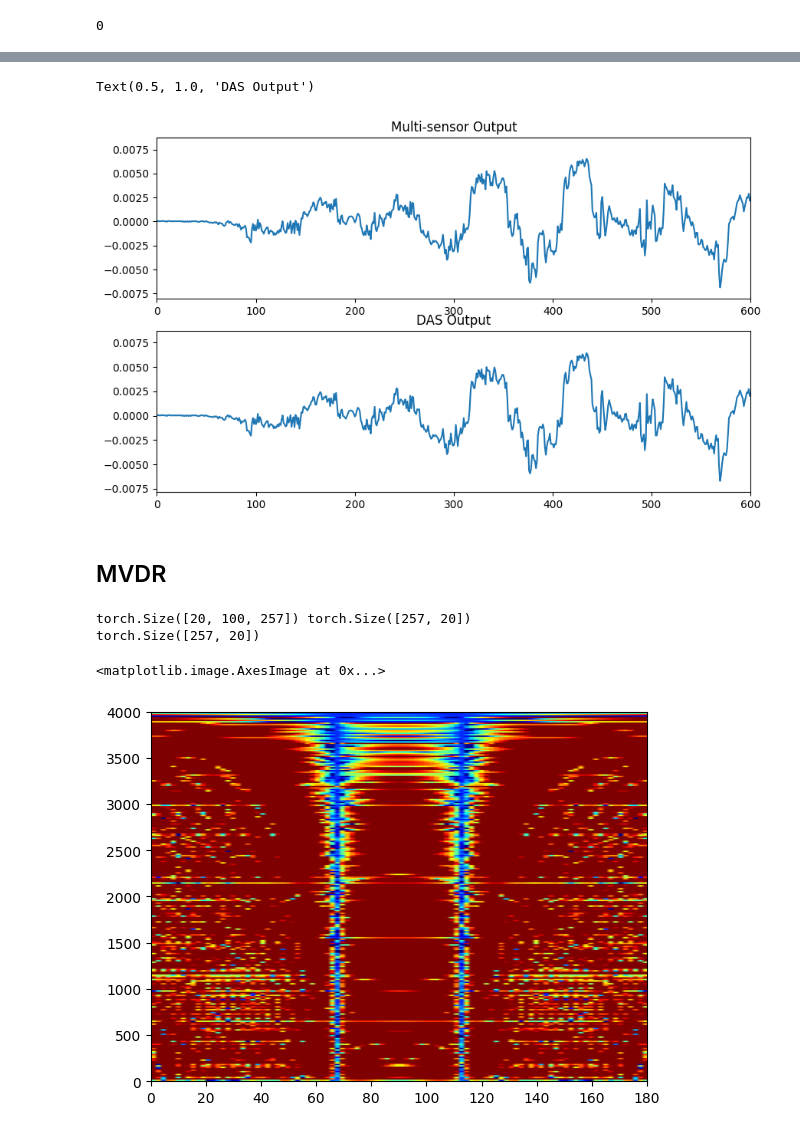
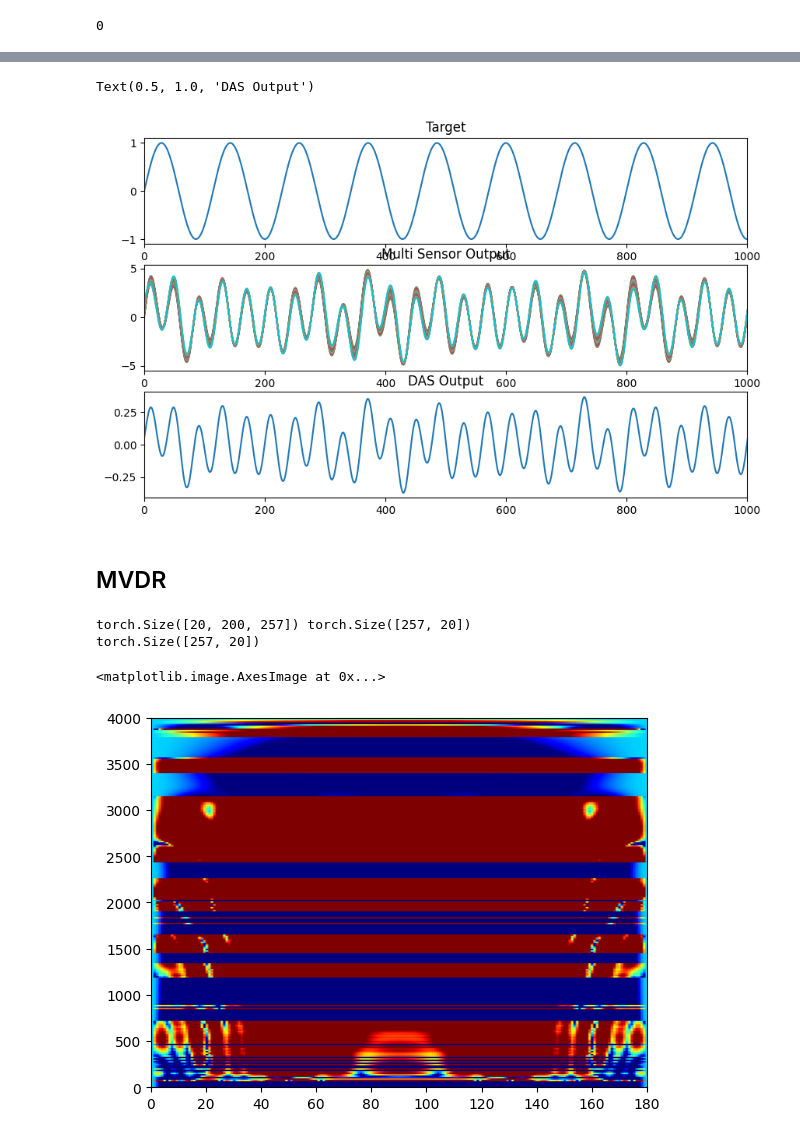
Before and after one commit to masa512/beamforming, a Jupyter notebook: 01_delayNsum.ipynb, the cells around one changed output, grey strips where cells are left out. Cells and saved outputs as stored; diff of their text form; code cells hidden in the pictures.

```diff
--- a/01_delayNsum.ipynb
+++ b/01_delayNsum.ipynb
@@ -102,5 +24,0 @@ NameError: name 'n_fft' is not defined
-# %%
-for i in range(M):
-    plt.plot(X[i,:])
-plt.legend([str(i) for i in range(M)])
-plt.xlim(10000,10050)
@@ -112,8 +25,8 @@ dataset = YesNoDataset(audio_path='./waves_yesno')
 # %% [markdown]
 ## Linear Array
 # %%
-M = 20
-L = 2000
+M = 8
+L = 20000
 d = 0.1
 fs = 8000
 lin_arr = LinearArray(M,L,d,fs)
@@ -122,8 +35,15 @@ print(lin_arr.__len__())
 0
 # %%
 # Load signal
-s1 = torch.tensor(dataset[6][0][:L])
-s2 = torch.tensor(dataset[35][0][:L])
 
-lin_arr.add_signal(s1.view(1,-1),theta=67)
-#lin_arr.add_signal(s2.view(1,-1),theta=90)
+s1 = 1*torch.sin(2*np.pi *90* 1/fs*torch.arange(0,L))
+s2 = 1*torch.sin(2*np.pi *70* 1/fs*torch.arange(0,L))
+s3 = 3*torch.sin(2*np.pi *200* 1/fs*torch.arange(0,L))
+
+sources = [s1]
+thetas = [20]
+
+for i in range(len(sources)):
+  lin_arr.add_signal(sources[i],theta=thetas[i])
+
+target_i = 0
@@ -158,33 +115,37 @@ torch.Size([257, 20])
 # %%
-f,ax = plt.subplots(2,1,figsize=(10,6))
+f,ax = plt.subplots(3,1,figsize=(10,6))
 #for i in range(M):
    #ax[0].plot(X[i,:])
 
-ax[0].plot(s1)
-ax[1].plot(output_signal)
+ax[0].plot(sources[i])
+for i in range(M):
+    ax[1].plot(X[i,:])
+ax[2].plot(output_signal)
 
 
-ax[0].set_xlim([0,600])
-ax[1].set_xlim([0,600])
+ax[0].set_xlim([0,1000])
+ax[1].set_xlim([0,1000])
+ax[2].set_xlim([0,1000])
 
 
-ax[0].set_title('Multi-sensor Output')
-ax[1].set_title('DAS Output')
+ax[0].set_title('Target')
+ax[1].set_title('Multi Sensor Output')
+ax[2].set_title('DAS Output')
 # %% [output]
 Text(0.5, 1.0, 'DAS Output')
-[figure, old version]
+[figure, new version]
 # %% [markdown]
 ## MVDR
 # %%
-w = MVDR_beamformer(lin_arr,67)
+w = MVDR_beamformer(lin_arr,thetas[target_i])
 # get directivity
-D = torch.log(get_directivity(lin_arr,w,n_thetas=100))
+D = torch.log(get_directivity(lin_arr,w,n_thetas=200))
 print(w.shape)
-plt.imshow(D.transpose(-1,-2),aspect='auto',extent=[0,180,0,fs/2], clim=(-1,5),cmap = 'jet')
+plt.imshow(D.transpose(-1,-2),aspect='auto',extent=[0,180,0,fs/2], clim=(-1,2),cmap = 'jet')
 # %% [output]
-torch.Size([20, 100, 257]) torch.Size([257, 20])
+torch.Size([20, 200, 257]) torch.Size([257, 20])
 torch.Size([257, 20])
 <matplotlib.image.AxesImage at 0x...>
-[figure, old version]
+[figure, new version]
 # %%
 f,ax = plt.subplots(figsize=(10,6))
```
Also changed, not shown: parts of 19 cells of this notebook, 3 other files.
